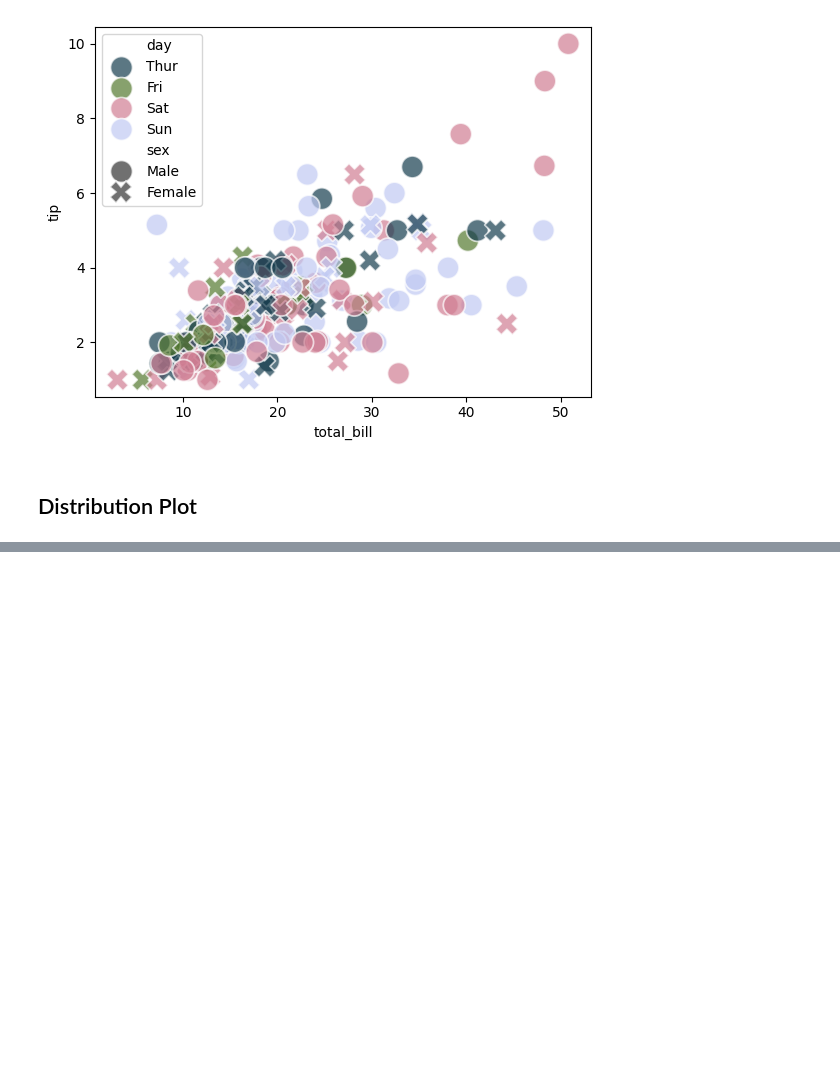
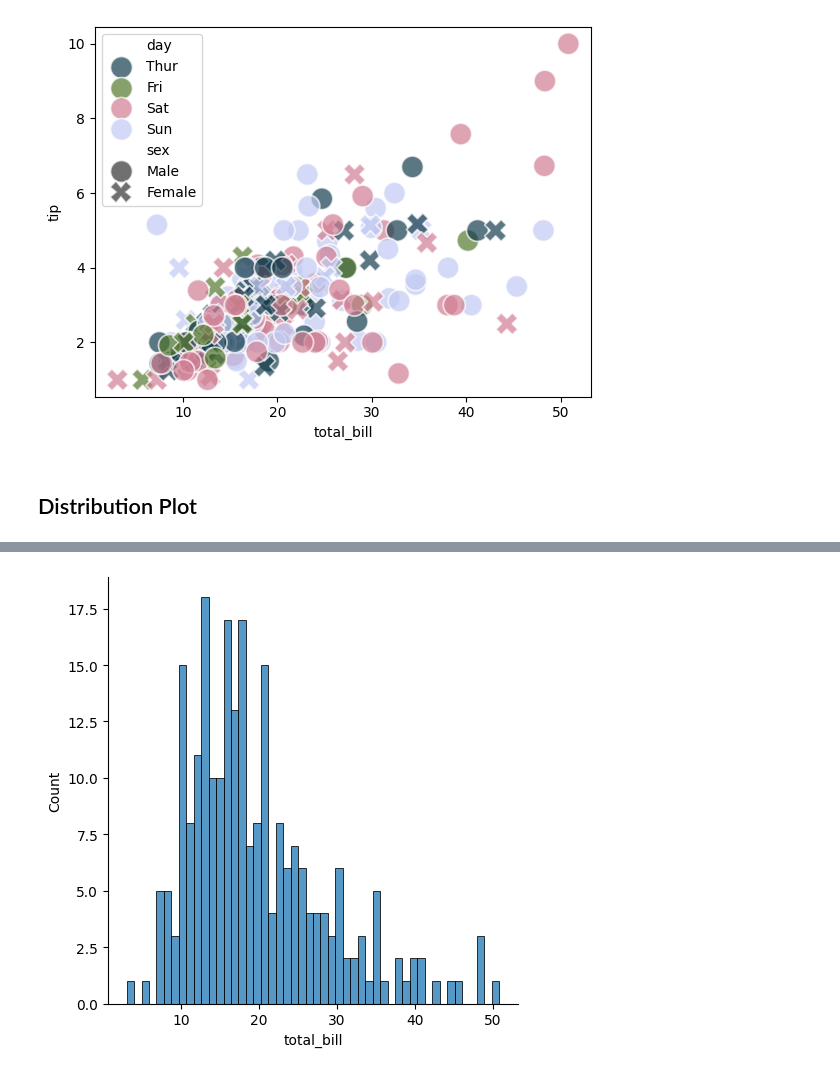
Before and after one commit to vince-gasimov/Data-Visualization, a Jupyter notebook: 102_Seaborn.ipynb, the cells around one changed output, grey strips where cells are left out. Saved outputs shown, nothing was run; the diff lists cells and outputs as text; code cells hidden in the pictures; blank space fills up the shorter version.

```diff
--- a/102_Seaborn.ipynb
+++ b/102_Seaborn.ipynb
@@ -210,0 +230,5 @@ sns.scatterplot(data = tips,
+# %%
+# bins -> number of bars
+sns.displot(data = tips, x = 'total_bill', bins = 50);
+# %% [output]
+[figure, added]
```
Also changed, not shown: parts of 38 cells of this notebook.
